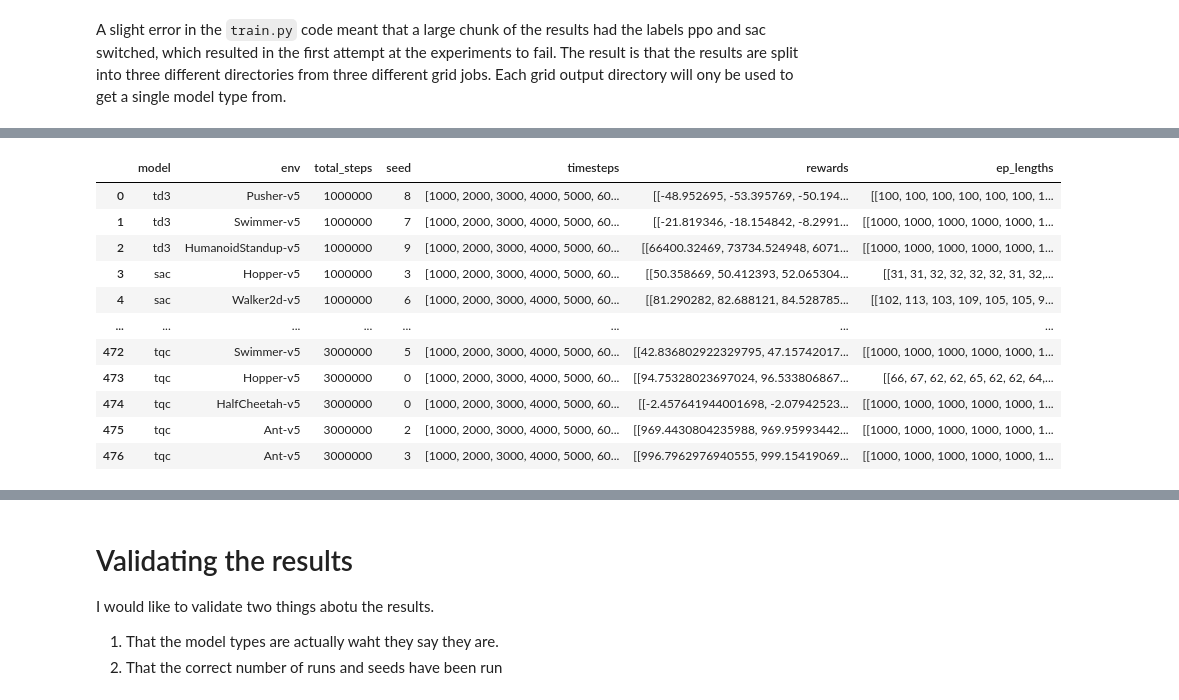
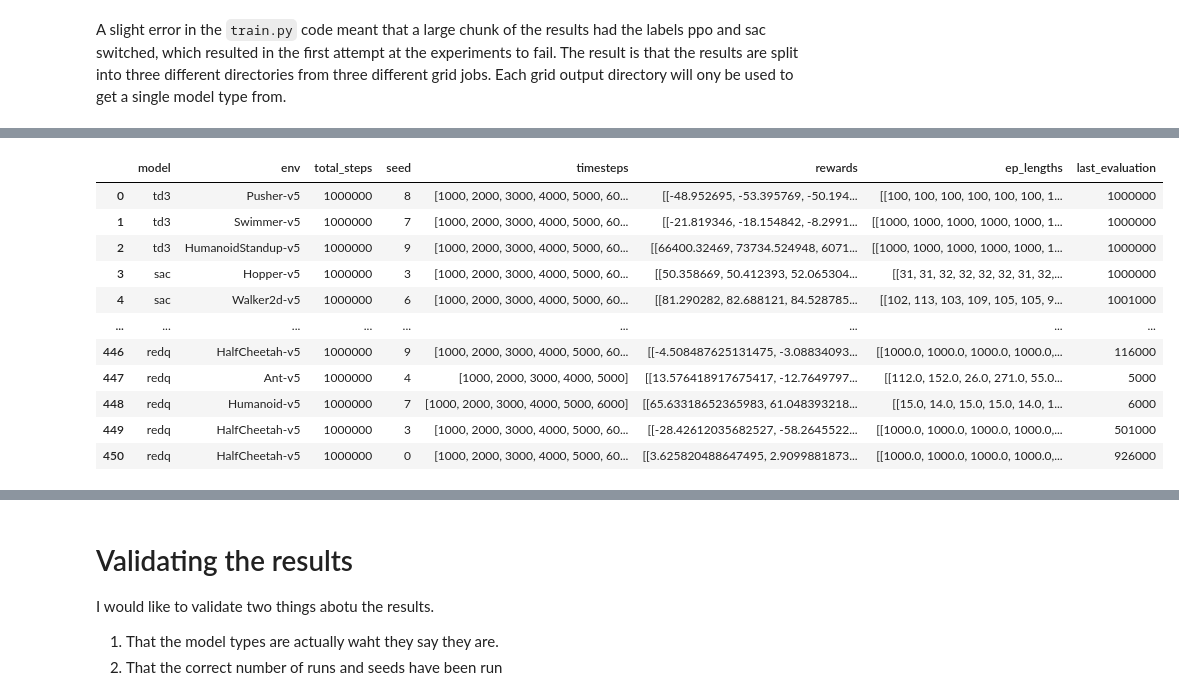
Before and after one commit to 1jamesthompson1/AIML440_code, a Jupyter notebook: running_baseline_experiments/results.ipynb, the cells around one changed output, grey strips where cells are left out. Saved outputs shown, nothing was run; the diff lists cells and outputs as text; code cells hidden in the pictures.

```diff
--- a/running_baseline_experiments/results.ipynb
+++ b/running_baseline_experiments/results.ipynb
@@ -31,6 +32,8 @@ trad_algos = [
 
 sota_algos = [
     "4677441_tqc_3mil_test", # 3 million time steps using authors original pytorch code and hyperparameters
+    "4677444_redq_1mil" # 1 milliion timesteps using authors original pytorch code and hyperparameters
+
 ]
 
 grid_output_dir = "/home/thompsjame1/grid-output"
@@ -61,29 +65,52 @@ len(results_path), results_path[2:5]
   '/home/thompsjame1/grid-output/4676490_rl_continuous_control_baseline_experiments/training_evaluations/sac_Hopper-v5_1000000_3.npz',
   '/home/thompsjame1/grid-output/4676490_rl_continuous_control_baseline_experiments/training_evaluations/sac_Walker2d-v5_1000000_6.npz'])
 # %%
-results = []
-for path in results_path:
-    if not path.endswith('.npz'):
-        continue
+def load_experiments_into_df(numpy_paths):
+    """
+    Load a collection of numpy archive paths into a pandas dataframe.
+    It is assumed that the numpy archives have the sample structure with three arrays:
+    - 'timesteps': the number of timesteps at evaluations
+    - 'results': the rewards at each evaluation
+    - 'ep_lengths': the episode lengths at each evaluation
+    Furthermore the file name is used for additional metadata using this strucutre:
+    <model>_<env>_<total_steps>_<seed>.npz
+    """
+    successful_results, failed_results = [], []
+    for path in numpy_paths:
+        if not path.endswith('.npz'):
+            continue
 
-    eval_name = path.split('/')[-1]
+        eval_name = path.split('/')[-1]
 
-    model = eval_name.split('_')[0]
-    env = eval_name.split('_')[1]
-    steps = eval_name.split('_')[2]
-    seed = eval_name.split('_')[3].split('.')[0]
-    npz = np.load(path)
+        model = eval_name.split('_')[0]
+        env = eval_name.split('_')[1]
+        steps = eval_name.split('_')[2]
+        seed = eval_name.split('_')[3].split('.')[0]
+        try:
+            npz = np.load(path)
+        except EOFError as e:
+            print(f"Failed to load {path}: {e}")
+            failed_results.append({
+                'model': model,
+                'env': env,
+                'total_steps': steps,
+                'seed': seed,
+                'path': path,
+            })
+            continue
 
-    results.append({
-        'model': model,
-        'env': env,
-        'total_steps': steps,
-        'seed': seed,
-        'timesteps': npz['timesteps'],
-        'rewards': npz['results'],
-        'ep_lengths': npz['ep_lengths'],
-    })
+        successful_results.append({
+            'model': model,
+            'env': env,
+            'total_steps': steps,
+            'seed': seed,
+            'timesteps': npz['timesteps'],
+            'rewards': npz['results'],
+            'ep_lengths': npz['ep_lengths'],
+            'last_evaluation': npz['timesteps'][-1],
+        })
+    return pd.DataFrame(successful_results), pd.DataFrame(failed_results)
 
-df = pd.DataFrame(results)
+df, failed_df = load_experiments_into_df(results_path)
 df
 # %% [output]
@@ -90,12 +134,12 @@ df
-|  | model | env | total_steps | seed | timesteps | rewards | ep_lengths |
-| 0 | td3 | Pusher-v5 | 1000000 | 8 | [1000, 2000, 3000, 4000, 5000, 60... | [[-48.952695, -53.395769, -50.194... | [[100, 100, 100, 100, 100, 100, 1... |
-| 1 | td3 | Swimmer-v5 | 1000000 | 7 | [1000, 2000, 3000, 4000, 5000, 60... | [[-21.819346, -18.154842, -8.2991... | [[1000, 1000, 1000, 1000, 1000, 1... |
-| 2 | td3 | HumanoidStandup-v5 | 1000000 | 9 | [1000, 2000, 3000, 4000, 5000, 60... | [[66400.32469, 73734.524948, 6071... | [[1000, 1000, 1000, 1000, 1000, 1... |
-| 3 | sac | Hopper-v5 | 1000000 | 3 | [1000, 2000, 3000, 4000, 5000, 60... | [[50.358669, 50.412393, 52.065304... | [[31, 31, 32, 32, 32, 32, 31, 32,... |
-| 4 | sac | Walker2d-v5 | 1000000 | 6 | [1000, 2000, 3000, 4000, 5000, 60... | [[81.290282, 82.688121, 84.528785... | [[102, 113, 103, 109, 105, 105, 9... |
-| ... | ... | ... | ... | ... | ... | ... | ... |
-| 472 | tqc | Swimmer-v5 | 3000000 | 5 | [1000, 2000, 3000, 4000, 5000, 60... | [[42.836802922329795, 47.15742017... | [[1000, 1000, 1000, 1000, 1000, 1... |
-| 473 | tqc | Hopper-v5 | 3000000 | 0 | [1000, 2000, 3000, 4000, 5000, 60... | [[94.75328023697024, 96.533806867... | [[66, 67, 62, 62, 65, 62, 62, 64,... |
-| 474 | tqc | HalfCheetah-v5 | 3000000 | 0 | [1000, 2000, 3000, 4000, 5000, 60... | [[-2.457641944001698, -2.07942523... | [[1000, 1000, 1000, 1000, 1000, 1... |
-| 475 | tqc | Ant-v5 | 3000000 | 2 | [1000, 2000, 3000, 4000, 5000, 60... | [[969.4430804235988, 969.95993442... | [[1000, 1000, 1000, 1000, 1000, 1... |
-| 476 | tqc | Ant-v5 | 3000000 | 3 | [1000, 2000, 3000, 4000, 5000, 60... | [[996.7962976940555, 999.15419069... | [[1000, 1000, 1000, 1000, 1000, 1... |
+|  | model | env | total_steps | seed | timesteps | rewards | ep_lengths | last_evaluation |
+| 0 | td3 | Pusher-v5 | 1000000 | 8 | [1000, 2000, 3000, 4000, 5000, 60... | [[-48.952695, -53.395769, -50.194... | [[100, 100, 100, 100, 100, 100, 1... | 1000000 |
+| 1 | td3 | Swimmer-v5 | 1000000 | 7 | [1000, 2000, 3000, 4000, 5000, 60... | [[-21.819346, -18.154842, -8.2991... | [[1000, 1000, 1000, 1000, 1000, 1... | 1000000 |
+| 2 | td3 | HumanoidStandup-v5 | 1000000 | 9 | [1000, 2000, 3000, 4000, 5000, 60... | [[66400.32469, 73734.524948, 6071... | [[1000, 1000, 1000, 1000, 1000, 1... | 1000000 |
+| 3 | sac | Hopper-v5 | 1000000 | 3 | [1000, 2000, 3000, 4000, 5000, 60... | [[50.358669, 50.412393, 52.065304... | [[31, 31, 32, 32, 32, 32, 31, 32,... | 1000000 |
+| 4 | sac | Walker2d-v5 | 1000000 | 6 | [1000, 2000, 3000, 4000, 5000, 60... | [[81.290282, 82.688121, 84.528785... | [[102, 113, 103, 109, 105, 105, 9... | 1001000 |
+| ... | ... | ... | ... | ... | ... | ... | ... | ... |
+| 446 | redq | HalfCheetah-v5 | 1000000 | 9 | [1000, 2000, 3000, 4000, 5000, 60... | [[-4.508487625131475, -3.08834093... | [[1000.0, 1000.0, 1000.0, 1000.0,... | 116000 |
+| 447 | redq | Ant-v5 | 1000000 | 4 | [1000, 2000, 3000, 4000, 5000] | [[13.576418917675417, -12.7649797... | [[112.0, 152.0, 26.0, 271.0, 55.0... | 5000 |
+| 448 | redq | Humanoid-v5 | 1000000 | 7 | [1000, 2000, 3000, 4000, 5000, 6000] | [[65.63318652365983, 61.048393218... | [[15.0, 14.0, 15.0, 15.0, 14.0, 1... | 6000 |
+| 449 | redq | HalfCheetah-v5 | 1000000 | 3 | [1000, 2000, 3000, 4000, 5000, 60... | [[-28.42612035682527, -58.2645522... | [[1000.0, 1000.0, 1000.0, 1000.0,... | 501000 |
+| 450 | redq | HalfCheetah-v5 | 1000000 | 0 | [1000, 2000, 3000, 4000, 5000, 60... | [[3.625820488647495, 2.9099881873... | [[1000.0, 1000.0, 1000.0, 1000.0,... | 926000 |
```
Also changed, not shown: parts of 21 cells of this notebook, 6 other files.
